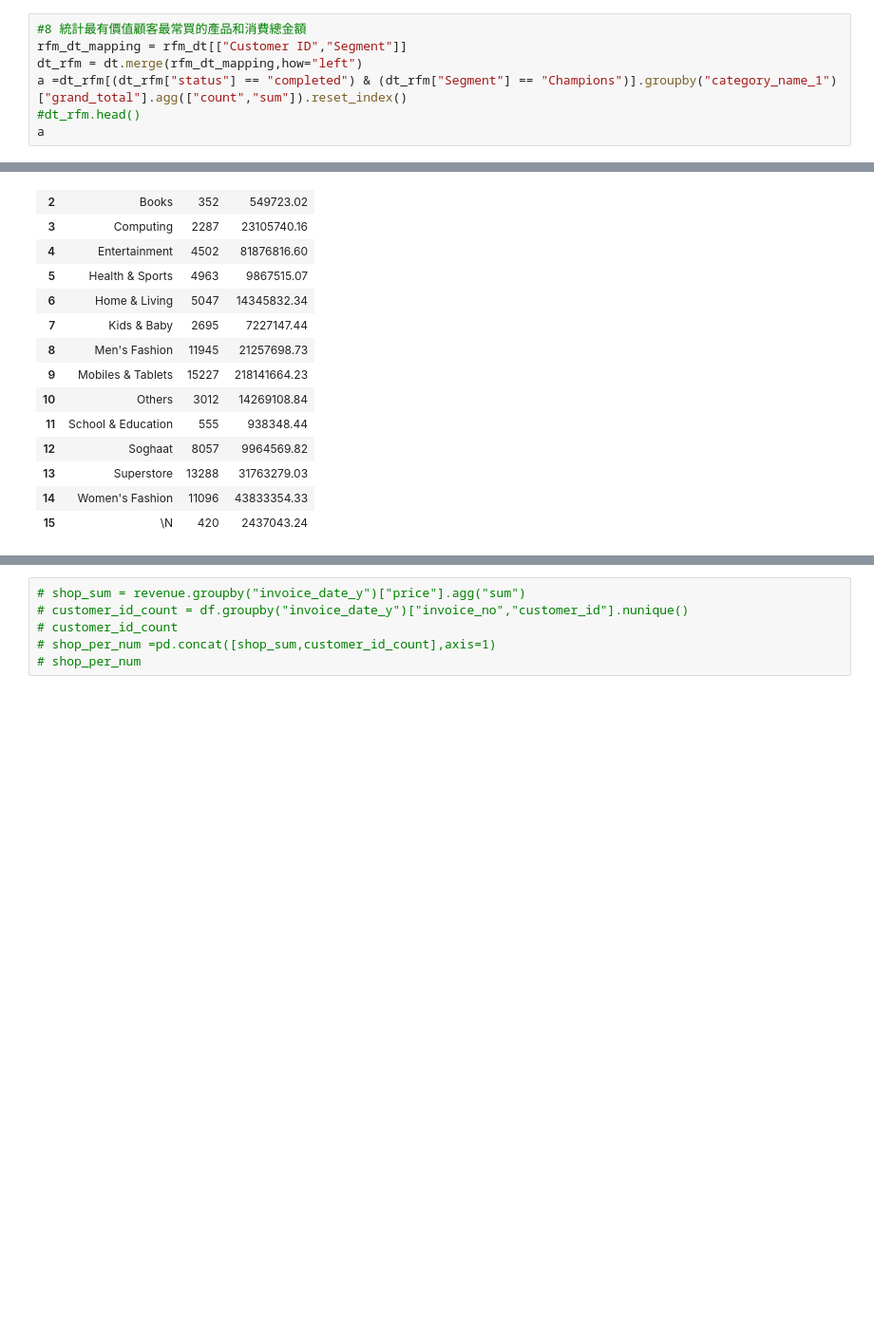
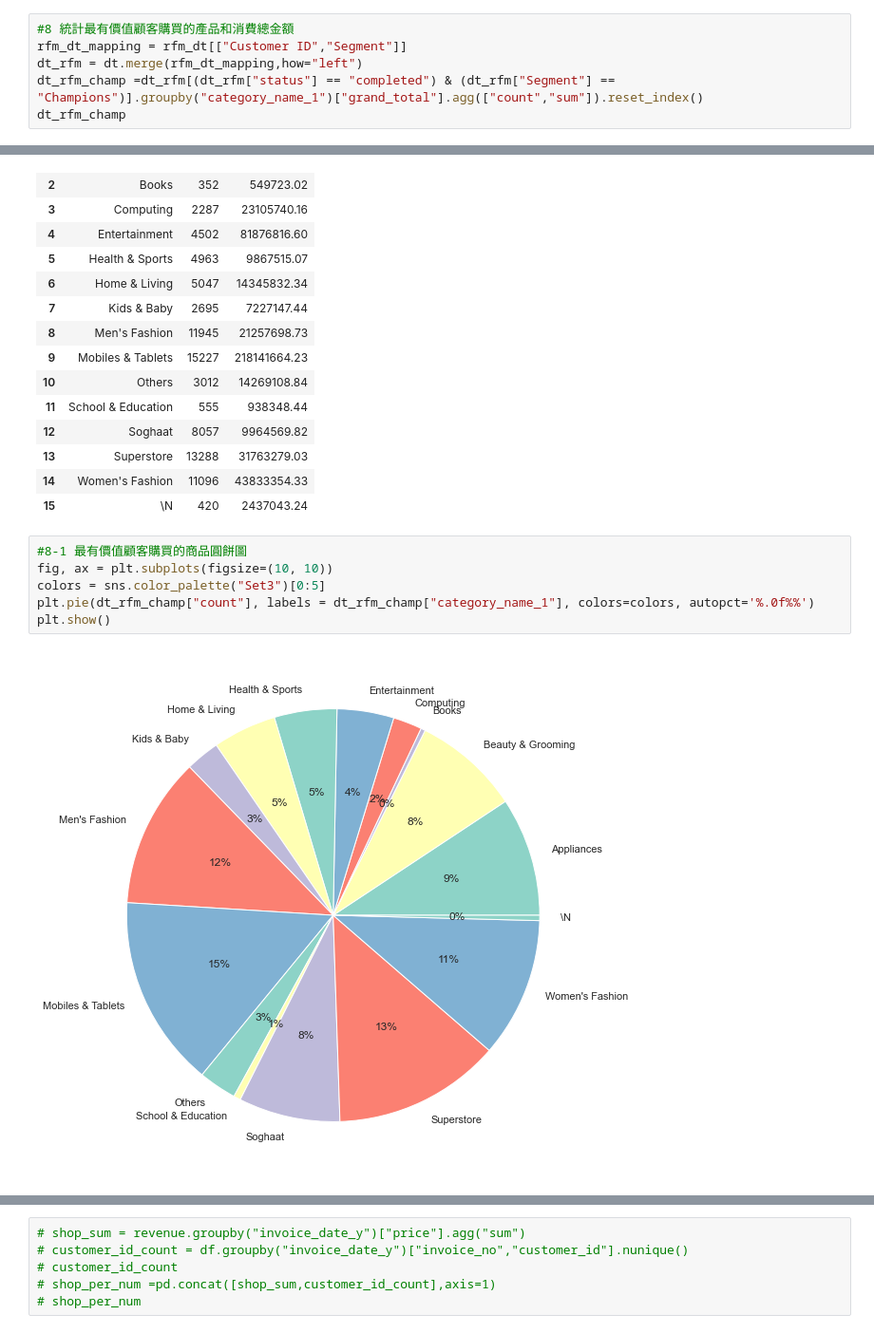
Before and after one commit to LiangYuDer/E-commerce-Analysis, a Jupyter notebook: ec_analysis.ipynb, the cells around one changed output, grey strips where cells are left out. Shown at 95% size. Drawn from its saved outputs; the diff is of its cells as text; blank space fills up the shorter version.

```diff
--- a/ec_analysis.ipynb
+++ b/ec_analysis.ipynb
@@ -420,12 +422,11 @@ rfm_dt[["Segment","Recency", "Frequency", "Monetary"]].groupby("Segment").agg("m
 | Potential Loyalists | 200.67 | 1.00 | 7881.36 |
 | Promising | 237.55 | 1.00 | 8298.31 |
 # %%
-#8 統計最有價值顧客最常買的產品和消費總金額
+#8 統計最有價值顧客購買的產品和消費總金額
 rfm_dt_mapping = rfm_dt[["Customer ID","Segment"]]
 dt_rfm = dt.merge(rfm_dt_mapping,how="left")
-a =dt_rfm[(dt_rfm["status"] == "completed") & (dt_rfm["Segment"] == "Champions")].groupby("category_name_1")["grand_total"].agg(["count","sum"]).reset_index()
-#dt_rfm.head()
-a
+dt_rfm_champ =dt_rfm[(dt_rfm["status"] == "completed") & (dt_rfm["Segment"] == "Champions")].groupby("category_name_1")["grand_total"].agg(["count","sum"]).reset_index()
+dt_rfm_champ
 # %% [output]
 |  | category_name_1 | count | sum |
 | 0 | Appliances | 9426 | 106733401.86 |
@@ -444,3 +445,11 @@ a
 | 13 | Superstore | 13288 | 31763279.03 |
 | 14 | Women's Fashion | 11096 | 43833354.33 |
 | 15 | \N | 420 | 2437043.24 |
+# %%
+#8-1 最有價值顧客購買的商品圓餅圖
+fig, ax = plt.subplots(figsize=(10, 10))
+colors = sns.color_palette("Set3")[0:5]
+plt.pie(dt_rfm_champ["count"], labels = dt_rfm_champ["category_name_1"], colors=colors, autopct='%.0f%%')
+plt.show()
+# %% [output]
+[figure, added]
```
Also changed, not shown: parts of 6 cells of this notebook.
